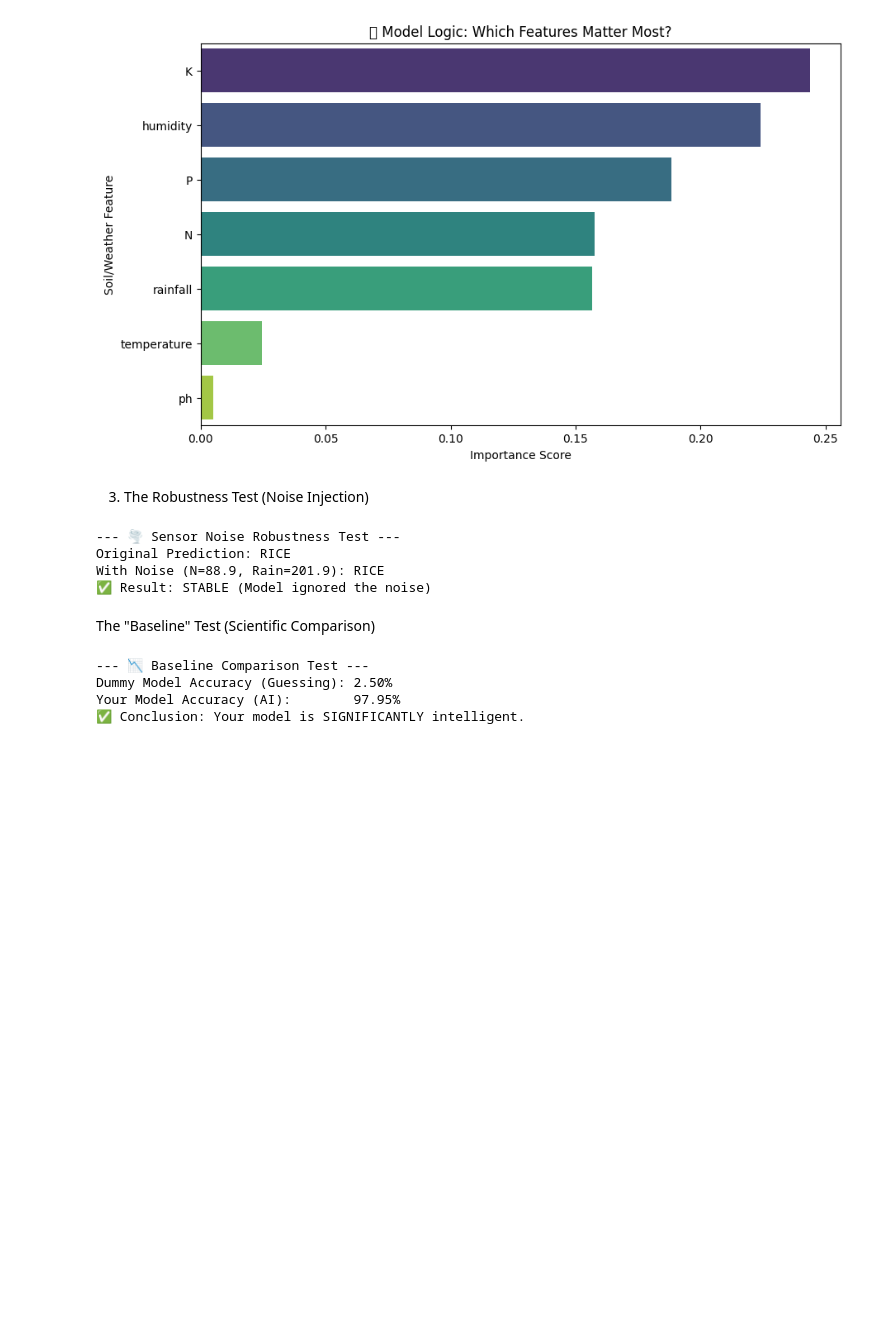
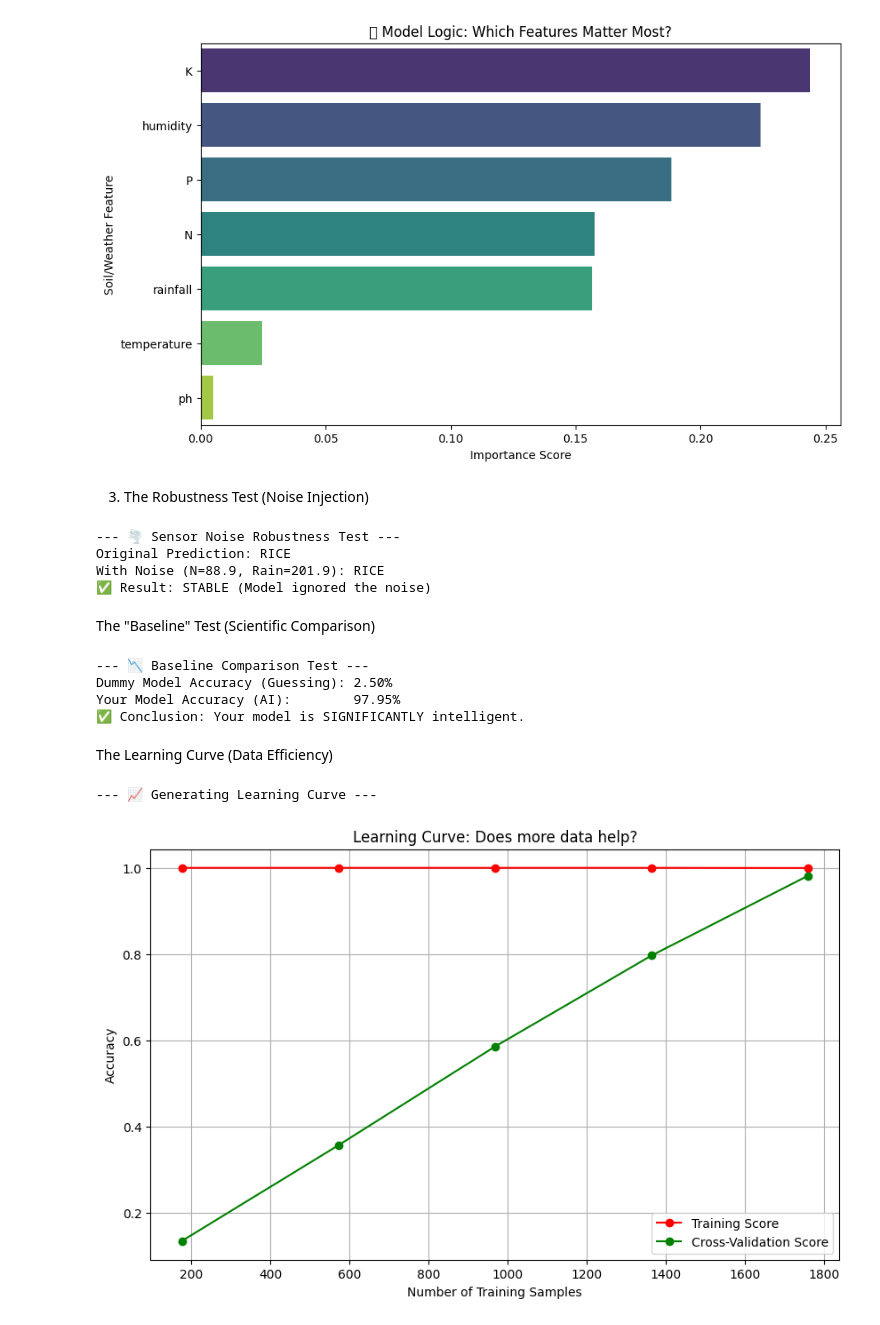
Before and after one commit to shahzaibkhanniazi-dot/Smart_Crop_Recommendation_System, a Jupyter notebook: Week1_Data_Preprocessing_ipynb_.ipynb, the cells around one changed output. Saved outputs shown, nothing was run; the diff lists cells and outputs as text; code cells hidden in the pictures; blank space fills up the shorter version.

Commit message:
analysis: Generate learning curve visualization

```diff
--- a/Week1_Data_Preprocessing_ipynb_.ipynb
+++ b/Week1_Data_Preprocessing_ipynb_.ipynb
@@ -409,3 +409,37 @@ else:
 Dummy Model Accuracy (Guessing): 2.50%
 Your Model Accuracy (AI):        97.95%
 ✅ Conclusion: Your model is SIGNIFICANTLY intelligent.
+# %% [markdown]
+The Learning Curve (Data Efficiency)
+# %%
+from sklearn.model_selection import learning_curve
+import matplotlib.pyplot as plt
+import numpy as np
+
+print("--- 📈 Generating Learning Curve ---")
+
+# Calculate learning curve
+train_sizes, train_scores, test_scores = learning_curve(
+    dt_model, X, y, cv=5, scoring='accuracy', n_jobs=-1,
+    train_sizes=np.linspace(0.1, 1.0, 5) # Test at 10%, 30%, 50%, etc.
+)
+
+# Calculate averages
+train_mean = np.mean(train_scores, axis=1)
+test_mean = np.mean(test_scores, axis=1)
+
+# Plotting
+plt.figure(figsize=(10, 6))
+plt.plot(train_sizes, train_mean, 'o-', color="r", label="Training Score")
+plt.plot(train_sizes, test_mean, 'o-', color="g", label="Cross-Validation Score")
+
+plt.title("Learning Curve: Does more data help?")
+plt.xlabel("Number of Training Samples")
+plt.ylabel("Accuracy")
+plt.legend(loc="best")
+plt.grid()
+plt.show()
+#
+# %% [output]
+--- 📈 Generating Learning Curve ---
+[figure, added]
```
